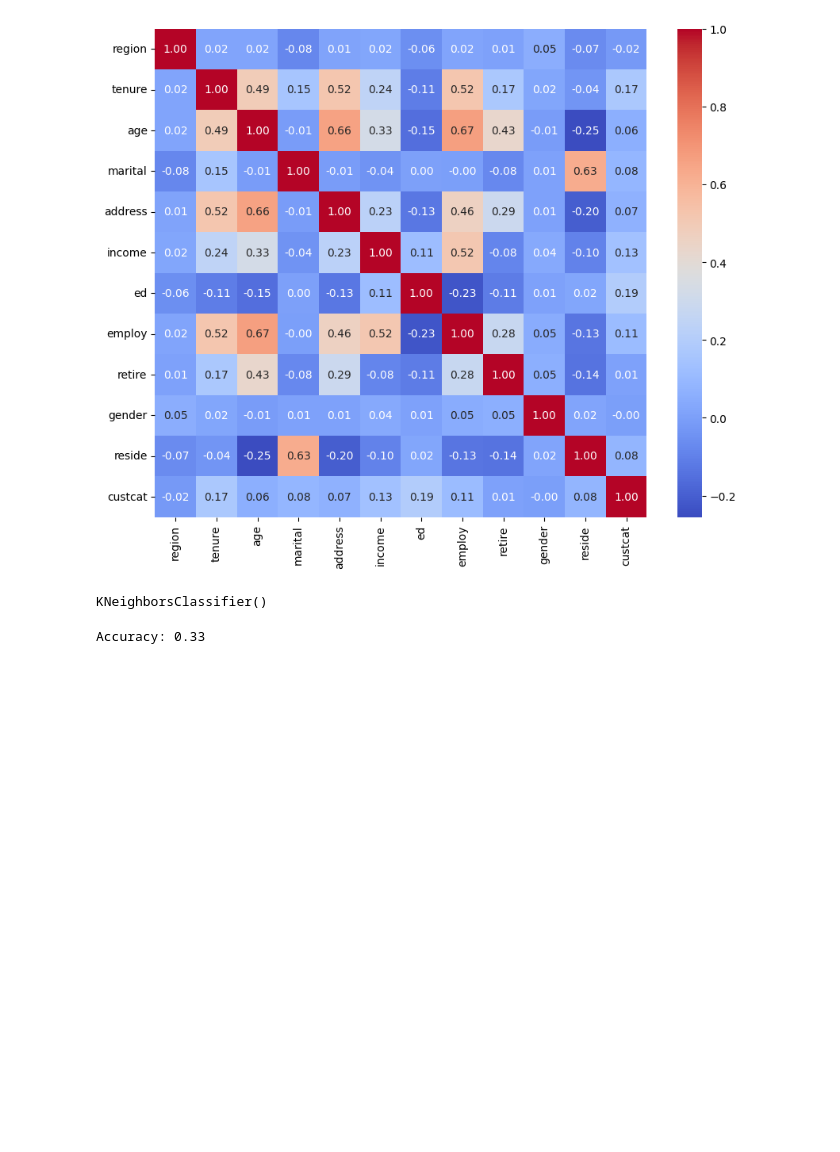
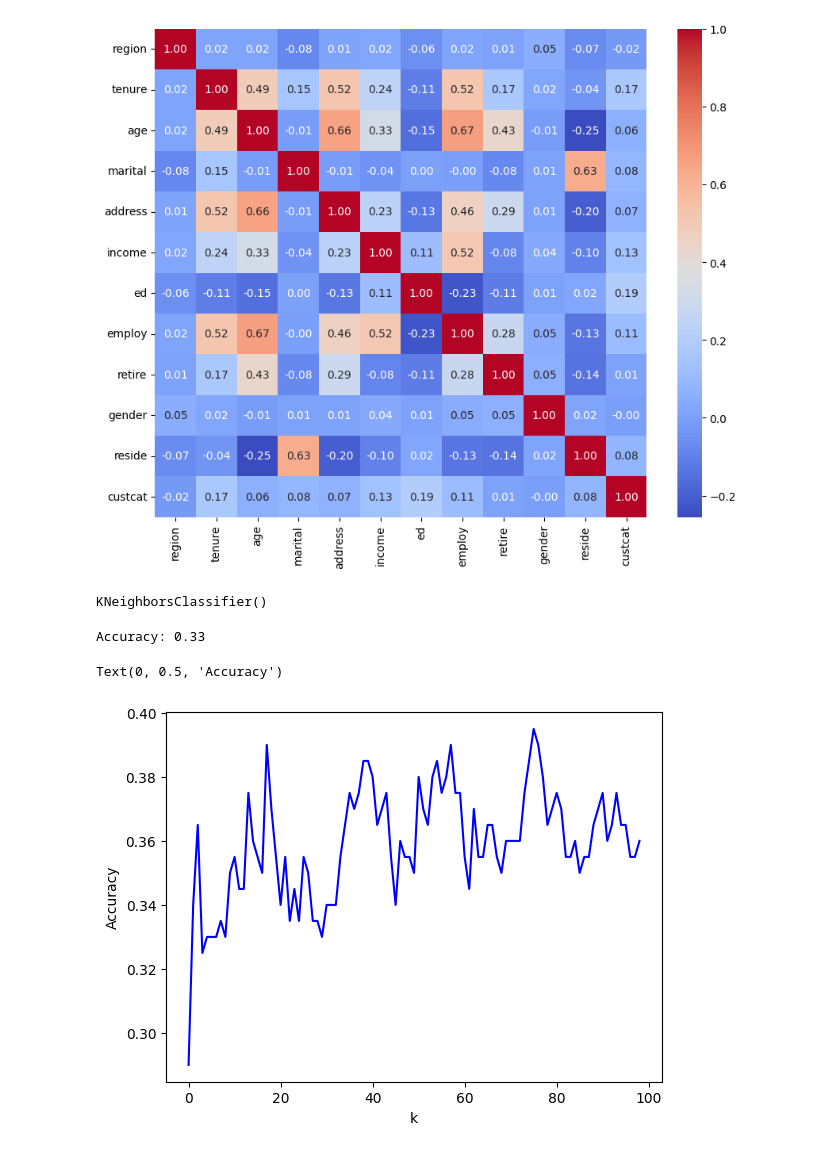
Before and after one commit to su-0522/MachineLearning, a Jupyter notebook: Chapter2/k_nearest_neighbors.ipynb, the cells around one changed output. Drawn from its saved outputs; the diff is of its cells as text; code cells hidden in the pictures; blank space fills up the shorter version.

```diff
--- a/Chapter2/k_nearest_neighbors.ipynb
+++ b/Chapter2/k_nearest_neighbors.ipynb
@@ -73,3 +72,17 @@ from sklearn.metrics import accuracy_score
 print(f'Accuracy: {accuracy_score(y_test, y_pred)}')
 # %% [output]
 Accuracy: 0.33
+# %%
+accuracy = []
+for k in range(1, 100):
+    model = KNeighborsClassifier(n_neighbors=k)
+    model.fit(X_train, y_train)
+    y_pred = model.predict(X_test)
+    accuracy.append(accuracy_score(y_test, y_pred))
+# %%
+plt.plot(accuracy, color='blue')
+plt.xlabel('k')
+plt.ylabel('Accuracy')
+# %% [output]
+Text(0, 0.5, 'Accuracy')
+[figure, added]
```
Also changed, not shown: parts of 2 cells of this notebook, 10 other files.
